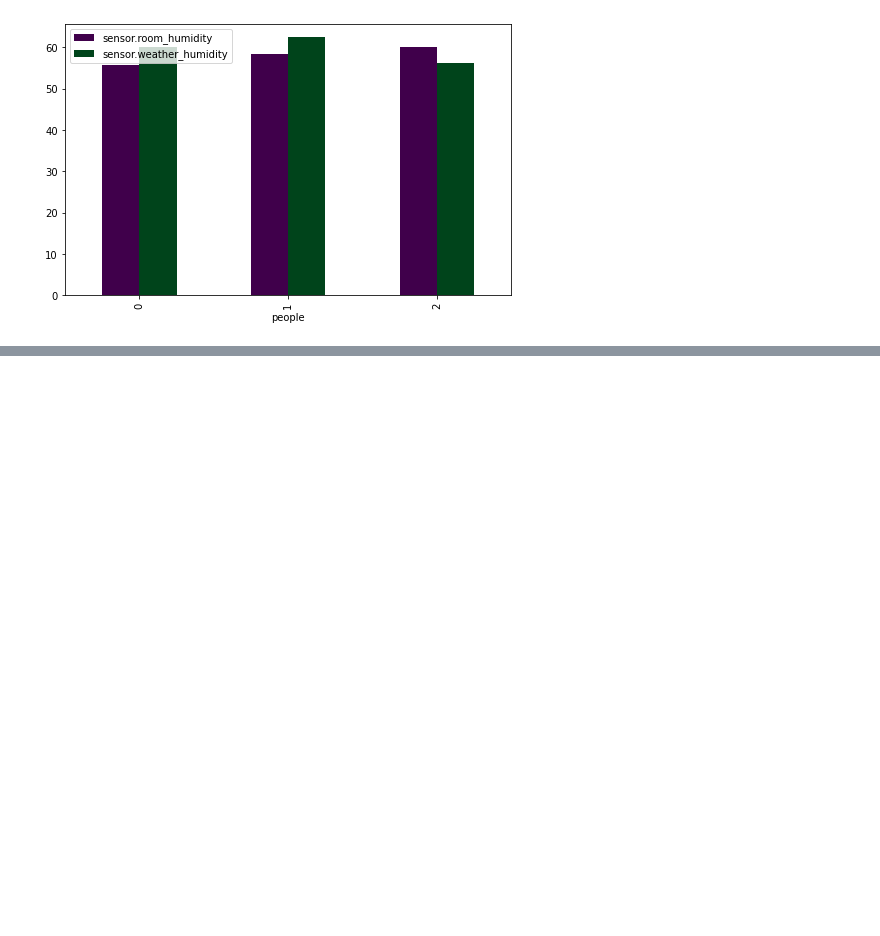
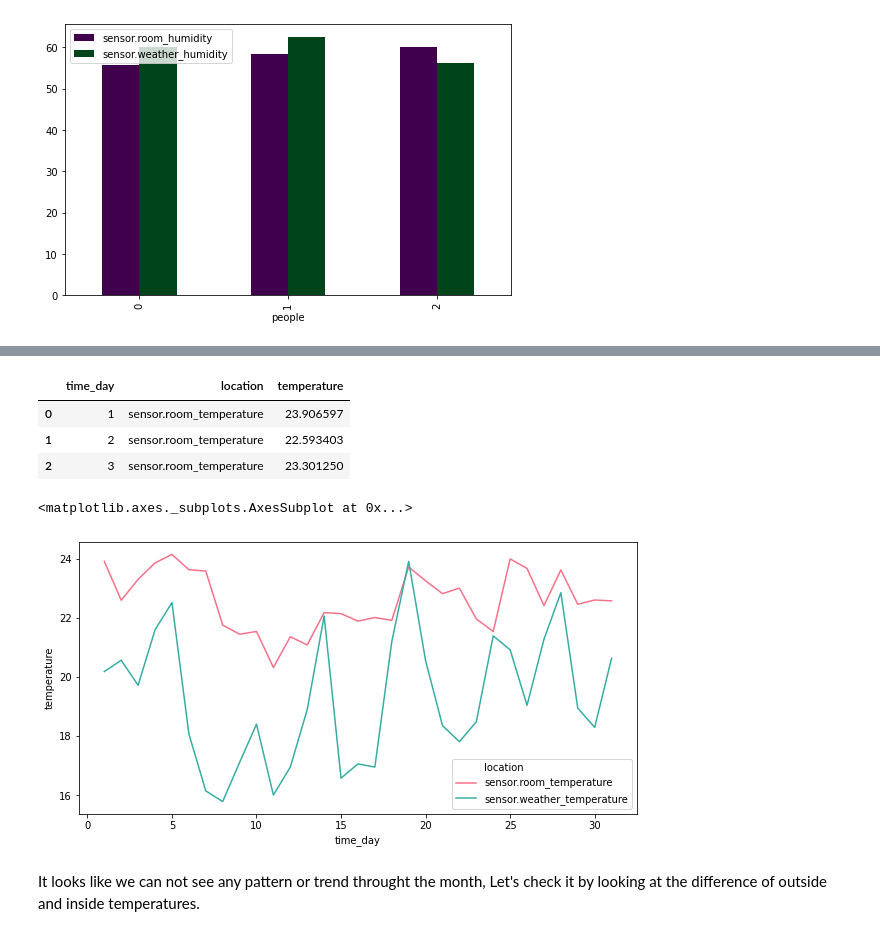
Before and after one commit to asyaparfenova/air_condidioner_effectiveness_cost_carbon_footprint, a Jupyter notebook: EDA.ipynb, the cells around one changed output, grey strips where cells are left out. Cells and saved outputs as stored; diff of their text form; code cells hidden in the pictures; blank space fills up the shorter version.

```diff
--- a/EDA.ipynb
+++ b/EDA.ipynb
@@ -415,0 +420,3 @@ Observations:
+# %%
+df['time_day'] = pd.to_datetime(df.index).day
+df.head(3)
@@ -415,0 +429,4 @@ Observations:
+# %%
+grouped_by_day = df[['sensor.room_temperature', 'sensor.weather_temperature', 'time_day']].groupby('time_day').mean()
+grouped_by_day['time_day'] = grouped_by_day.index
+grouped_by_day.head(3)
@@ -415,0 +439,16 @@ Observations:
+# %%
+grouped_by_day = grouped_by_day.melt('time_day', var_name='location', value_name='temperature')
+grouped_by_day.head(3)
+# %% [output]
+|  | time_day | location | temperature |
+| 0 | 1 | sensor.room_temperature | 23.906597 |
+| 1 | 2 | sensor.room_temperature | 22.593403 |
+| 2 | 3 | sensor.room_temperature | 23.301250 |
+# %%
+plt.rcParams['figure.figsize'] = (10,5)
+sns.lineplot(data=grouped_by_day, x='time_day', y='temperature', hue='location', palette="husl")
+# %% [output]
+<matplotlib.axes._subplots.AxesSubplot at 0x...>
+[figure, added]
+# %% [markdown]
+It looks like we can not see any pattern or trend throught the month, Let's check it by looking at the difference of outside and inside temperatures.
```
Also changed, not shown: parts of 13 cells of this notebook.
